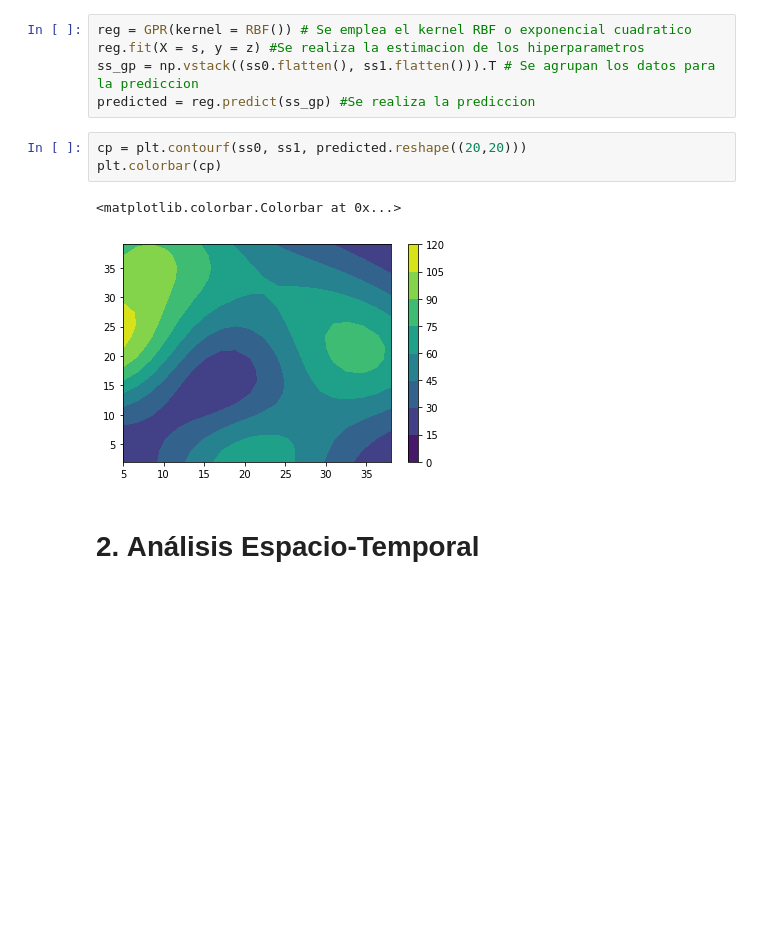
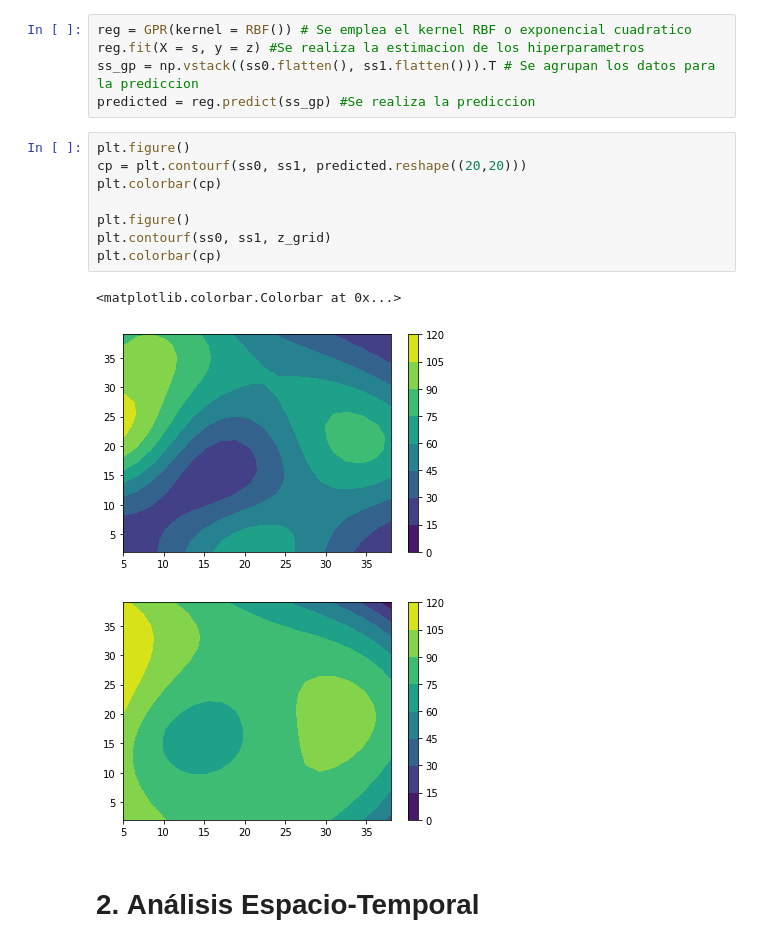
Before and after one commit to cdguarnizo/MAPE_ITM, a Jupyter notebook: Espacio-Temporal/AnalisisEspacial.ipynb, the cells around one changed output. Cells and saved outputs as stored; diff of their text form; blank space fills up the shorter version.

```diff
--- a/Espacio-Temporal/AnalisisEspacial.ipynb
+++ b/Espacio-Temporal/AnalisisEspacial.ipynb
@@ -84,11 +86,17 @@ reg.fit(X = s, y = z) #Se realiza la estimacion de los hiperparametros
 ss_gp = np.vstack((ss0.flatten(), ss1.flatten())).T # Se agrupan los datos para la prediccion
 predicted = reg.predict(ss_gp) #Se realiza la prediccion
 # %%
+plt.figure()
 cp = plt.contourf(ss0, ss1, predicted.reshape((20,20)))
 plt.colorbar(cp)
+
+plt.figure()
+plt.contourf(ss0, ss1, z_grid)
+plt.colorbar(cp)
 # %% [output]
 <matplotlib.colorbar.Colorbar at 0x...>
 [figure]
+[figure, added]
 # %% [markdown]
 # 2. **Análisis Espacio-Temporal**
 # %% [markdown]
```
Also changed, not shown: parts of 17 cells of this notebook.
